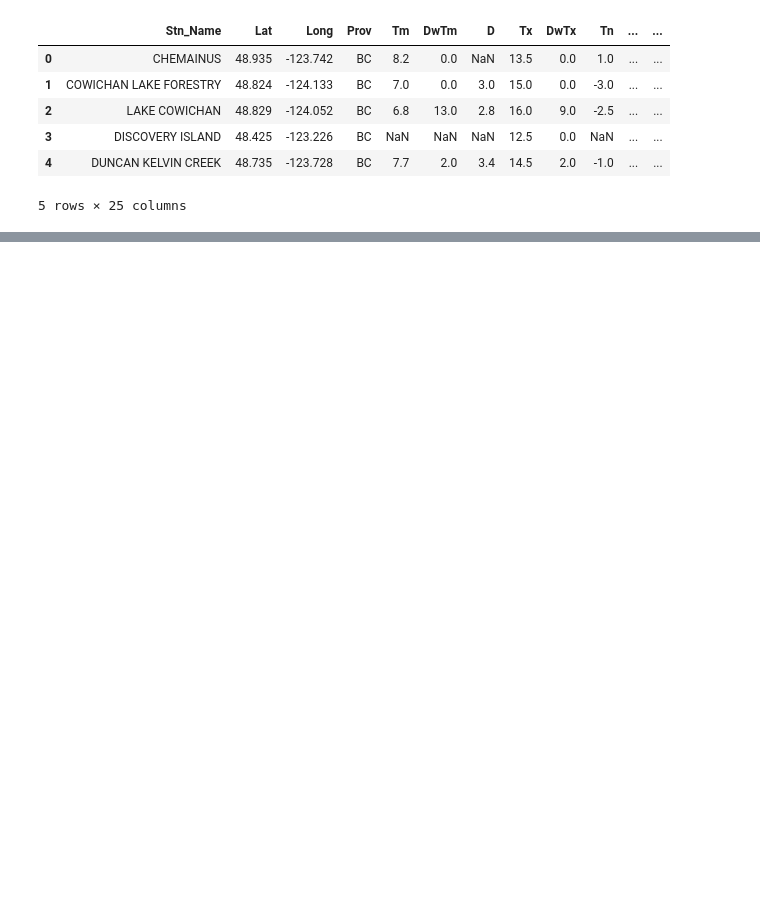
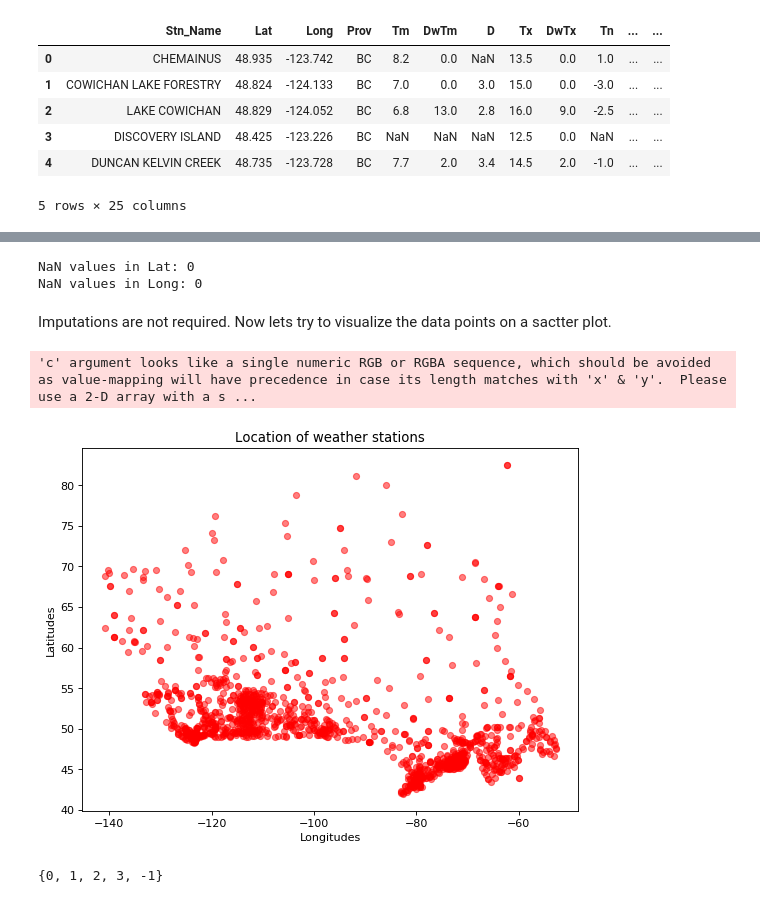
Before and after one commit to Thisun1997/DBSCAN, a Jupyter notebook: DBSCAN.ipynb, the cells around one changed output, grey strips where cells are left out. Saved outputs shown, nothing was run; the diff lists cells and outputs as text; code cells hidden in the pictures; blank space fills up the shorter version.

```diff
--- a/DBSCAN.ipynb
+++ b/DBSCAN.ipynb
@@ -19,8 +19,8 @@ import numpy as np
 filename='weather-stations20140101-20141231.csv'
 
 #Read csv
-pdf = pd.read_csv(filename)
-pdf.head(5)
+df = pd.read_csv(filename)
+df.head(5)
 # %% [output]
 |  | Stn_Name | Lat | Long | Prov | Tm | DwTm | D | Tx | DwTx | Tn | ... | ... |
 | 0 | CHEMAINUS | 48.935 | -123.742 | BC | 8.2 | 0.0 | NaN | 13.5 | 0.0 | 1.0 | ... | ... |
@@ -31,0 +34,2 @@ pdf.head(5)
+# %%
+new_df = df[['Stn_Name','Long','Lat']]
@@ -31,0 +45,25 @@ pdf.head(5)
+# %%
+print('NaN values in Lat:',new_df['Lat'].isnull().sum())
+print('NaN values in Long:',new_df['Long'].isnull().sum())
+# %% [output]
+NaN values in Lat: 0
+NaN values in Long: 0
+# %% [markdown]
+Imputations are not required. Now lets try to visualize the data points on a sactter plot.
+# %%
+Lat = np.array(new_df['Lat'])
+Long = np.array(new_df['Long'])
+# %%
+import matplotlib.pyplot as plt
+
+colors = (1,0,0)
+
+plt.figure(figsize=(8, 6), dpi=80)
+plt.scatter(Long, Lat, s=30, c=colors, alpha=0.5)
+plt.title('Location of weather stations')
+plt.xlabel('Longitudes')
+plt.ylabel('Latitudes')
+plt.show()
+# %% [output]
+'c' argument looks like a single numeric RGB or RGBA sequence, which should be avoided as value-mapping will have precedence in case its length matches with 'x' & 'y'.  Please use a 2-D array with a s ...
+[figure, added]
@@ -31,0 +84,4 @@ pdf.head(5)
+# %%
+print(set(labels))
+# %% [output]
+{0, 1, 2, 3, -1}
```
Also changed, not shown: parts of 9 cells of this notebook.
